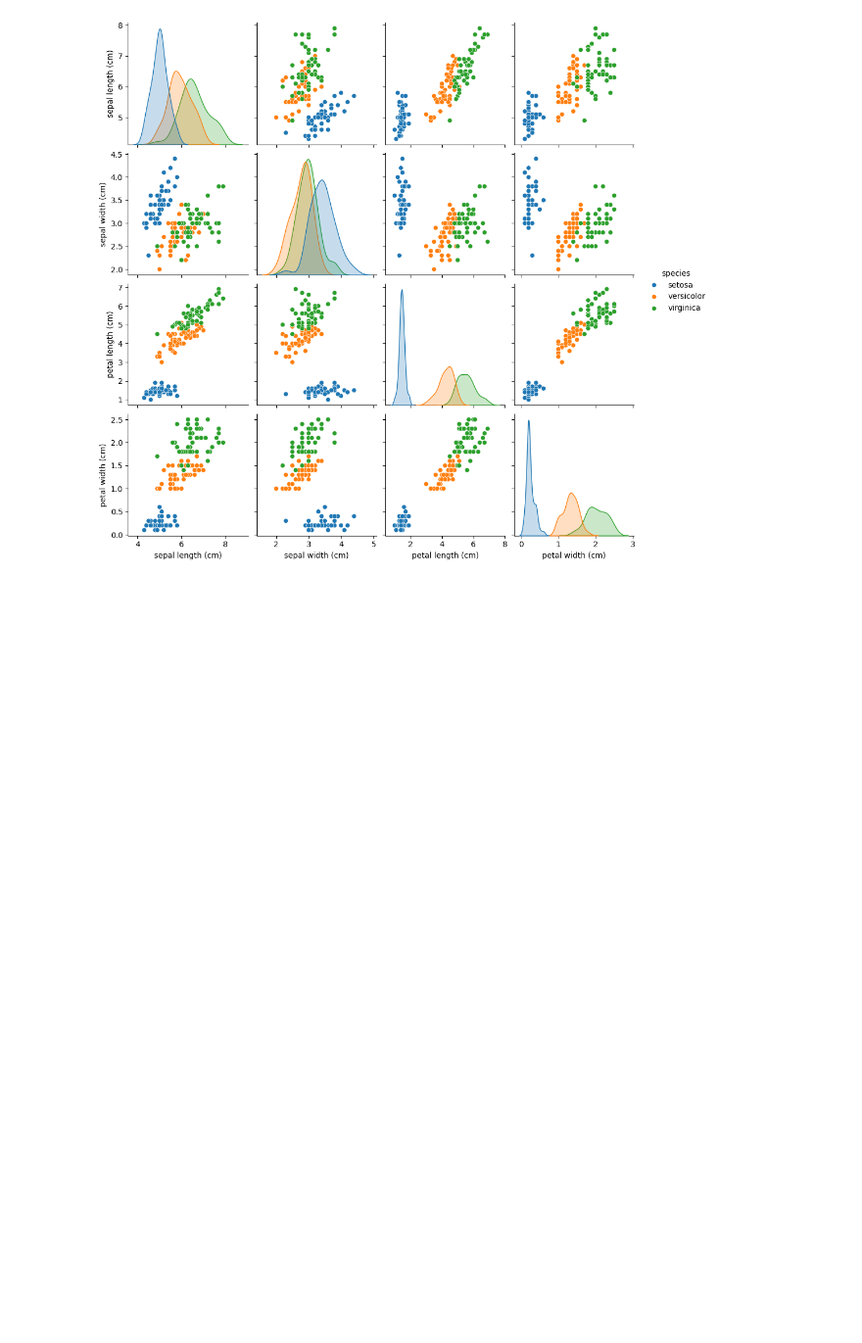
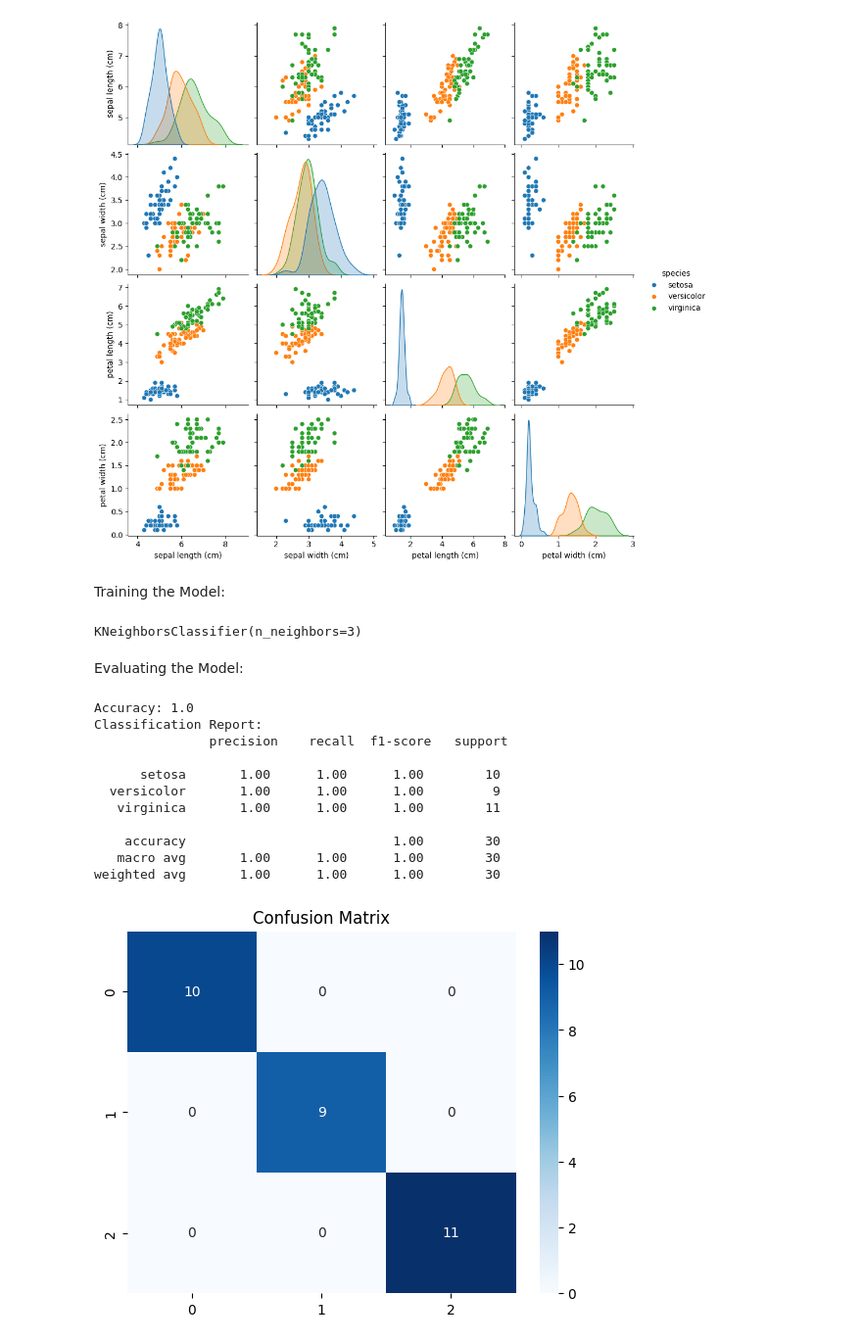
Before and after one commit to mdnabilkhan/Iris-Flower-Classification, a Jupyter notebook: main.ipynb, the cells around one changed output. Shown at 98% size. Saved outputs shown, nothing was run; the diff lists cells and outputs as text; code cells hidden in the pictures; blank space fills up the shorter version.

```diff
--- a/main.ipynb
+++ b/main.ipynb
@@ -37,3 +41,43 @@ sns.pairplot(df, hue='species')
 plt.show()
 # %% [output]
 [figure]
+# %%
+from sklearn.model_selection import train_test_split
+
+X=df.iloc[:,:-1]
+y=df['species']
+X_train, X_test, y_train, y_test = train_test_split(X, y, test_size=0.2, random_state=42)
+# %% [markdown]
+Training the Model:
+# %%
+from sklearn.neighbors import KNeighborsClassifier
+
+model=KNeighborsClassifier(n_neighbors=3)
+model.fit(X_train, y_train)
+# %% [output]
+KNeighborsClassifier(n_neighbors=3)
+# %% [markdown]
+Evaluating the Model:
+# %%
+from sklearn.metrics import accuracy_score, classification_report, confusion_matrix
+
+y_pred=model.predict(X_test)
+print("Accuracy:", accuracy_score(y_test, y_pred))
+print("Classification Report:\n",classification_report(y_test, y_pred))
+
+sns.heatmap(confusion_matrix(y_test, y_pred), annot=True, cmap='Blues')
+plt.title("Confusion Matrix")
+plt.show()
+# %% [output]
+Accuracy: 1.0
+Classification Report:
+               precision    recall  f1-score   support
+
+      setosa       1.00      1.00      1.00        10
+  versicolor       1.00      1.00      1.00         9
+   virginica       1.00      1.00      1.00        11
+
+    accuracy                           1.00        30
+   macro avg       1.00      1.00      1.00        30
+weighted avg       1.00      1.00      1.00        30
+[figure, added]
```
Also changed, not shown: parts of 2 cells of this notebook, 1 other file.
